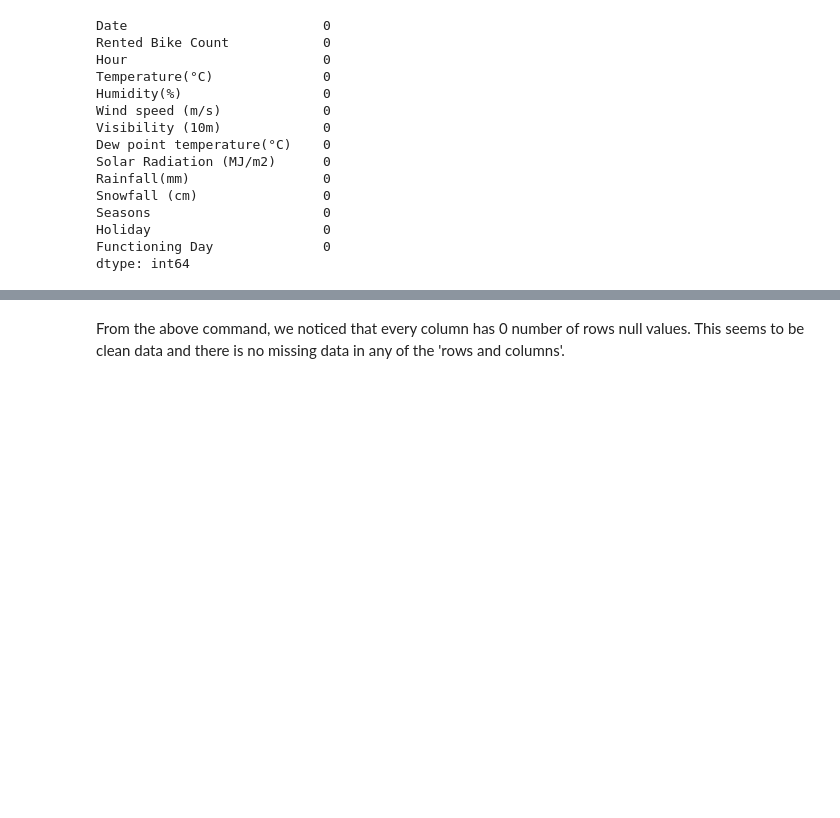
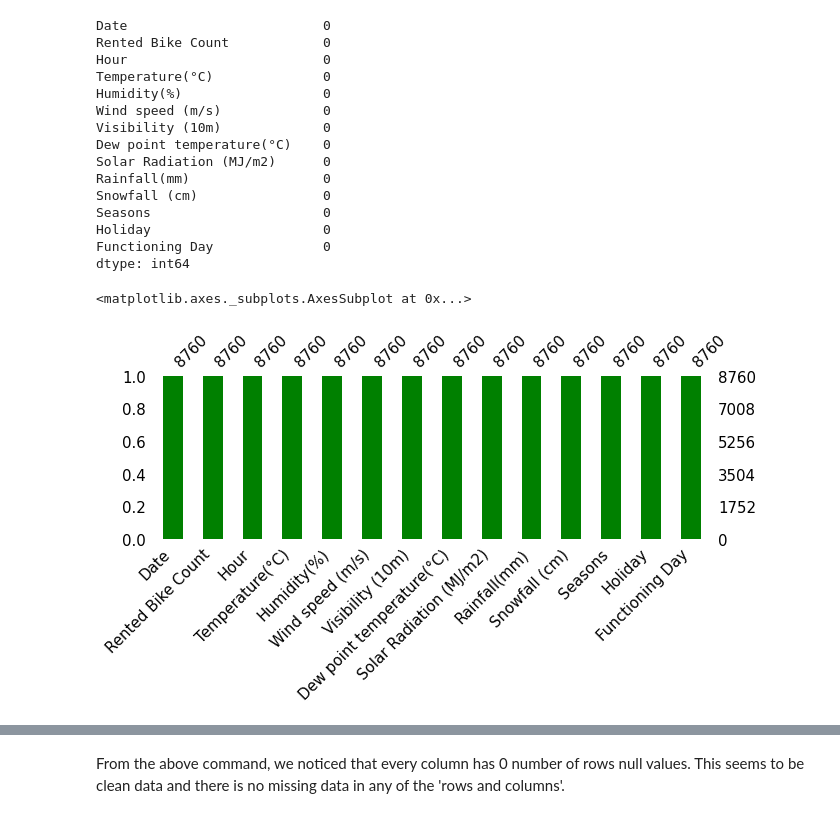
Before and after one commit to Navneet2409/bike-sharing-demand-prediction, a Jupyter notebook: Bike_Sharing_Notebook_Navneet_Keshri.ipynb, the cells around one changed output, grey strips where cells are left out. Drawn from its saved outputs; the diff is of its cells as text; code cells hidden in the pictures; blank space fills up the shorter version.

```diff
--- a/Bike_Sharing_Notebook_Navneet_Keshri.ipynb
+++ b/Bike_Sharing_Notebook_Navneet_Keshri.ipynb
@@ -151,3 +202,10 @@ Seasons                      0
 Holiday                      0
 Functioning Day              0
 dtype: int64
+# %%
+# Visualizing the missing values
+import missingno as msno
+msno.bar(bike_df, color='green',sort='ascending', figsize=(10,3), fontsize=15)
+# %% [output]
+<matplotlib.axes._subplots.AxesSubplot at 0x...>
+[figure, added]
```
Also changed, not shown: parts of 271 cells of this notebook.
